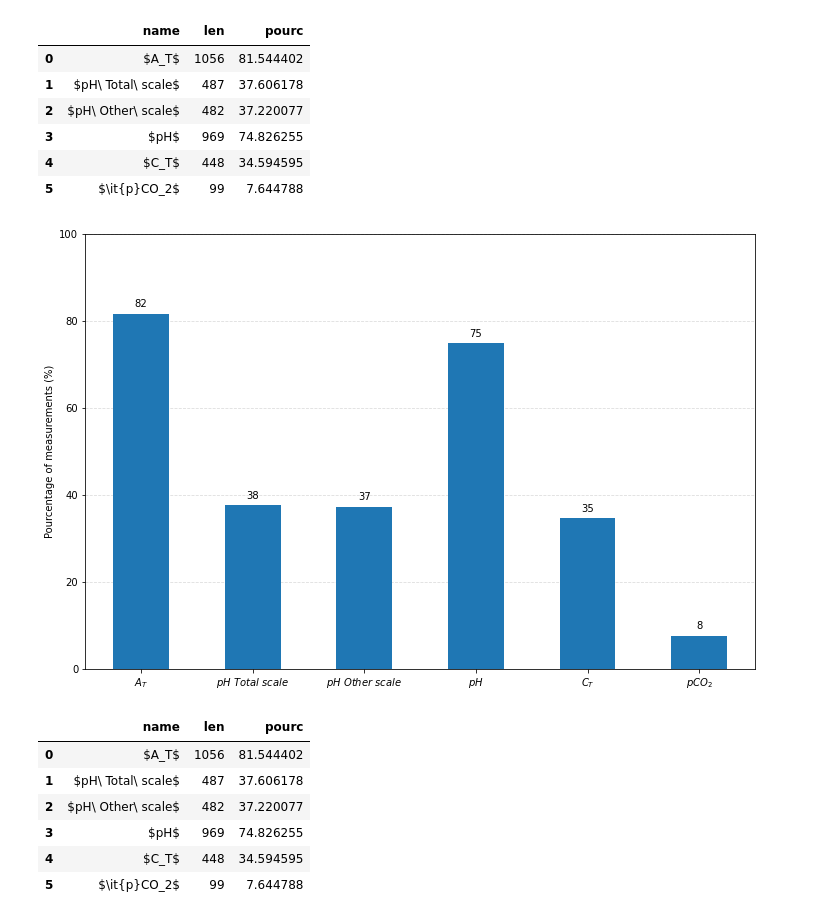
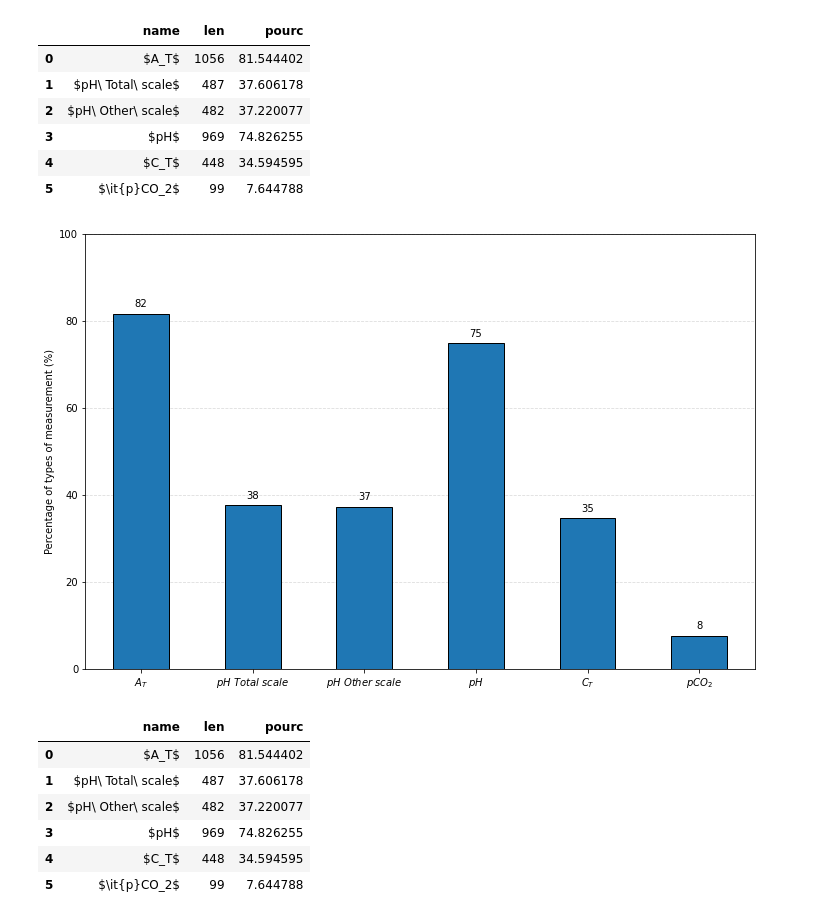
Before and after one commit to PBrockmann/PANGAEA_Scraping, a Jupyter notebook: PANGAEA_getData_ex1.py.ipynb, the cells around one changed output. Cells and saved outputs as stored; diff of their text form; code cells hidden in the pictures.

```diff
--- a/PANGAEA_getData_ex1.py.ipynb
+++ b/PANGAEA_getData_ex1.py.ipynb
@@ -514,24 +514,24 @@ df
 # %%
 ax = df.plot.bar(
             x='name',
             y='pourc',
             figsize=[12 ,8],
             width=0.5, rot=0,
             legend=False,
             xlabel="",
-            ylabel="Pourcentage of measurements (%)",
+            ylabel="Percentage of types of measurement (%)",
             linestyle='-', edgecolor="black",
             zorder=3)
 ax.grid(axis='y', zorder=0, color='gainsboro', linestyle='--')
 ax.set_ylim([0,100])
 
 for p in ax.patches:
     ax.annotate(int(np.round(p.get_height())),
                 (p.get_x()+p.get_width()/2., p.get_height()),
                 ha='center', va='center',
                 xytext=(0, 10), textcoords='offset points')
 # %% [output]
-[figure, old version]
+[figure, new version]
 # %%
 df
 # %% [output]
```
Also changed, not shown: parts of 1 cell of this notebook, 1 other file.
